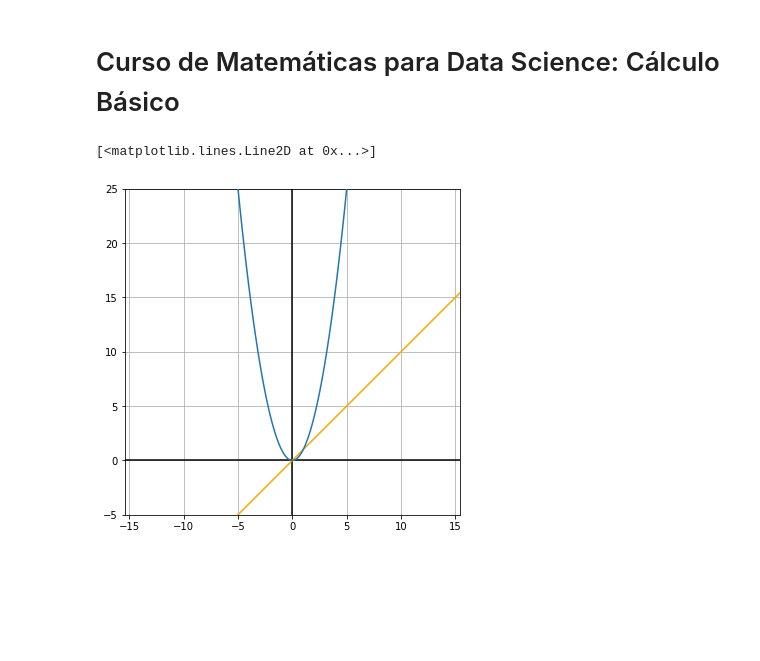
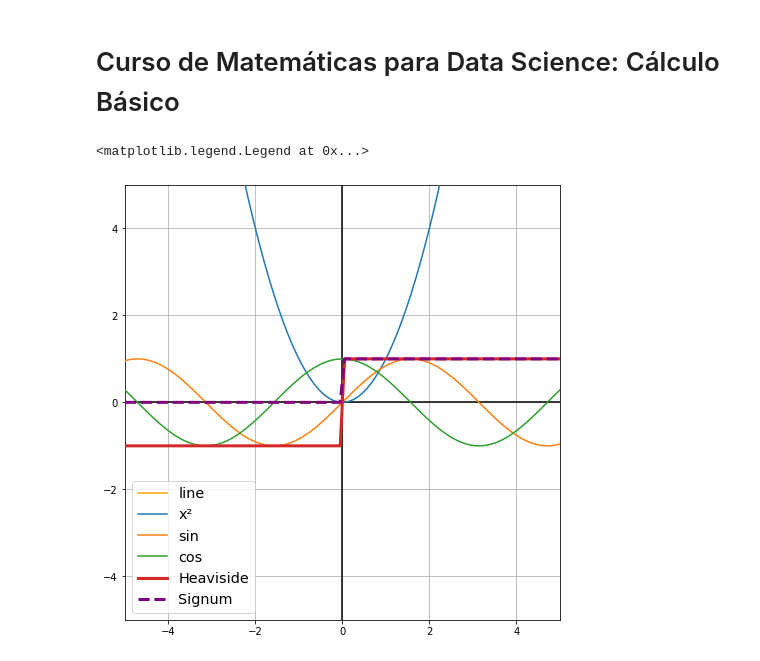
Before and after one commit to akero11/math-archive, a Jupyter notebook: calculo_basico.ipynb, the cells around one changed output. Drawn from its saved outputs; the diff is of its cells as text; code cells hidden in the pictures; blank space fills up the shorter version.

```diff
--- a/calculo_basico.ipynb
+++ b/calculo_basico.ipynb
@@ -10,0 +19,8 @@ f = get_line_function(m = 1, b = 0)
+# %%
+def signum(x):
+    if x<0:
+        return 0
+    elif x>0:
+        return 1
+    else:
+        return 0.5
@@ -11,24 +44,44 @@ f = get_line_function(m = 1, b = 0)
 # %%
-fig, ax = plt.subplots(figsize = [6,6])
+fig, ax = plt.subplots(figsize = [8,8])
 
-ax.set_aspect(1, adjustable = 'datalim')
+ax.set_aspect(1)
 
 ax.set_xmargin(0)
 ax.set_ymargin(0)
+ax.set_xlim(-5, 5)
+ax.set_ylim(-5, 5)
 
 ax.grid(zorder = 1)
 ax.axhline(0, color = 'black', zorder = 2)
 ax.axvline(0, color = 'black', zorder = 2)
 
 # Infinite line
 X = (-5, 5)
 P = ((x, f(x)) for x in X)
-ax.axline(*P, color = 'orange', zorder = 3)
+ax.axline(*P, color = 'orange', zorder = 3, label = 'line')
 
-# x²
 X = np.linspace(-5, 5, 100)
+
+#x²
 Y = X**2
-ax.plot(X, Y, zorder = 4)
+ax.plot(X, Y, zorder = 4, label = 'x²')
+
+# sin(x)
+Y = np.sin(X)
+ax.plot(X, Y, zorder = 5, label = 'sin')
+
+# cos(x)
+Y = np.cos(X)
+ax.plot(X, Y, zorder = 6, label = 'cos')
+
+# heaviside
+Y = [unit_step(x) for x in X]
+ax.plot(X, Y, zorder = 7, label = 'Heaviside', linewidth = '3')
+
+Y = [signum(x) for x in X]
+ax.plot(X, Y, zorder = 8, label = 'Signum', linestyle = '--', linewidth = '3', color = 'purple')
+
+ax.legend(fontsize = 'x-large')
 # %% [output]
-[<matplotlib.lines.Line2D at 0x...>]
+<matplotlib.legend.Legend at 0x...>
-[figure, old version]
+[figure, new version]
```
Also changed, not shown: parts of 13 cells of this notebook, 1 other file.
